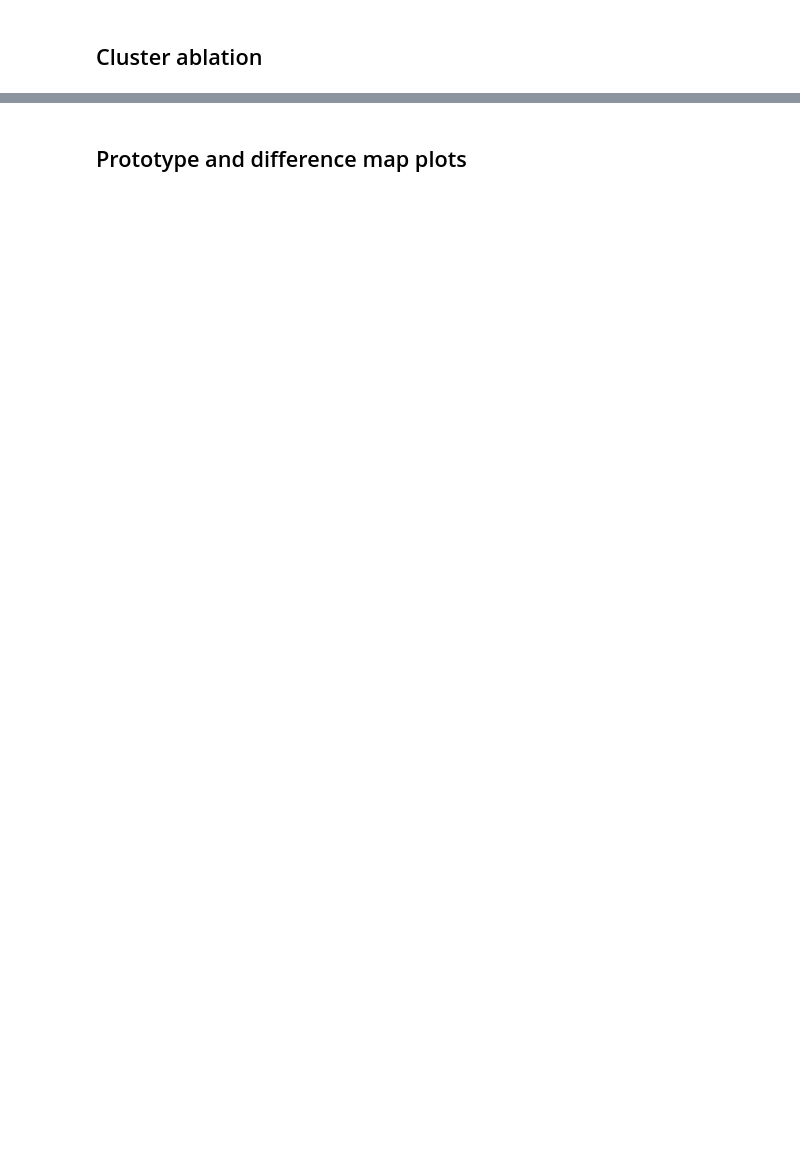
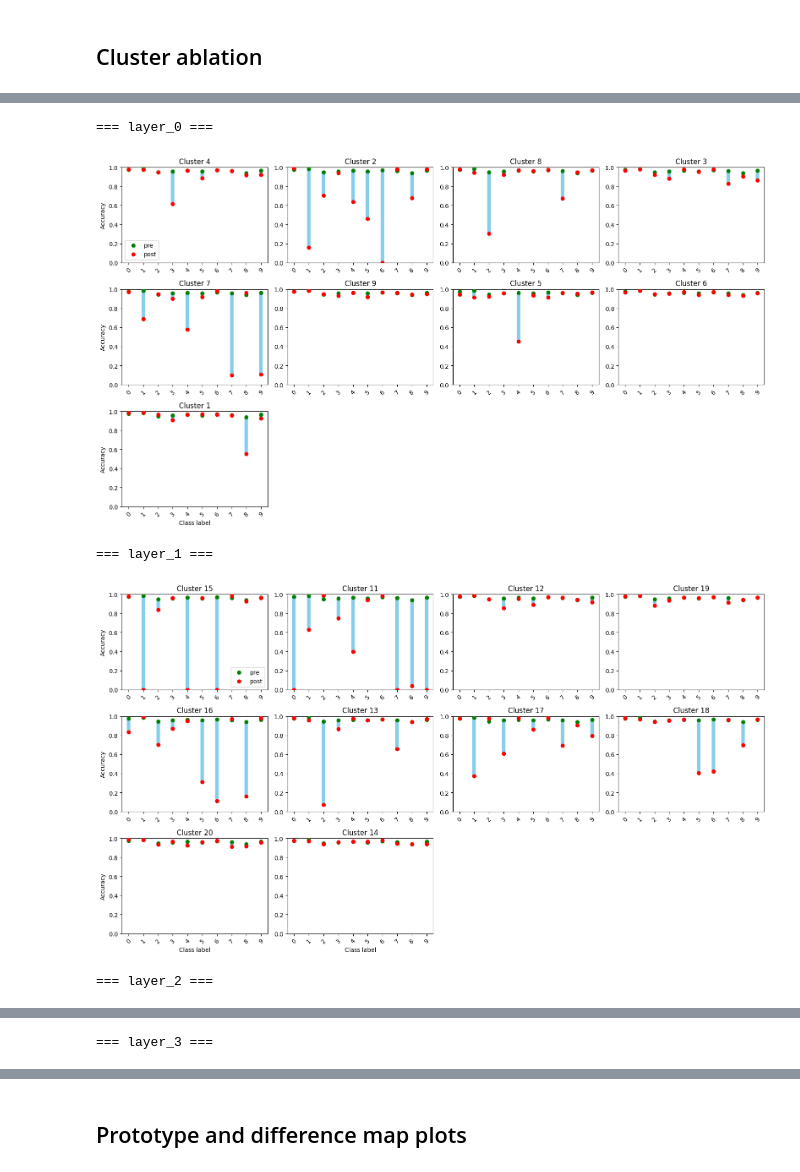
Before and after one commit to Iwe-Coumou/Project-ML, a Jupyter notebook: analysis.ipynb, the cells around one changed output, grey strips where cells are left out. Saved outputs shown, nothing was run; the diff lists cells and outputs as text; code cells hidden in the pictures; blank space fills up the shorter version.

```diff
--- a/analysis.ipynb
+++ b/analysis.ipynb
@@ -107,14 +113,17 @@ funcs.plot_cluster_activation_heatmap(selectivity_results)
 # %% [markdown]
 ## Cluster ablation
 # %%
-cluster_results = {}
-for cluster_id, neuron_indices in cluster_map.items():
-    per_class_acc = funcs.cluster_criticality_per_class(
-        analysis_model,
-        neuron_indices,
-        layer_mapping,
-        val_loader,
-        cluster_id,
-        device=device
-    )
-    cluster_results[cluster_id] = per_class_acc
+cluster_results_by_layer = {}
+for layer_name, layer_clusters in layer_cluster_map.items():
+    layer_results = {}
+    for cluster_id, neuron_indices in layer_clusters.items():
+        per_class_acc = funcs.cluster_criticality_per_class(
+            analysis_model,
+            neuron_indices,
+            layer_mapping,
+            val_loader,
+            cluster_id,
+            device=device
+        )
+        layer_results[cluster_id] = per_class_acc
+    cluster_results_by_layer[layer_name] = layer_results
@@ -123,2 +136,10 @@ print(f"Accuracy: {analysis_model.accuracy(val_loader):.2f}")
 # %%
-cluster_class_changes = plots.plot_cluster_accuracy_bars(cluster_results, target_labels=list(range(10)))
+for layer_name, cluster_results in cluster_results_by_layer.items():
+    print(f"\n=== {layer_name} ===")
+    plots.plot_cluster_accuracy_bars(cluster_results, target_labels=list(range(10)))
+# %% [output]
+=== layer_0 ===
+[figure, added]
+=== layer_1 ===
+[figure, added]
+=== layer_2 ===
@@ -124,0 +147 @@ cluster_class_changes = plots.plot_cluster_accuracy_bars(cluster_results, target
+=== layer_3 ===
```
Also changed, not shown: parts of 23 cells of this notebook, 4 other files.
